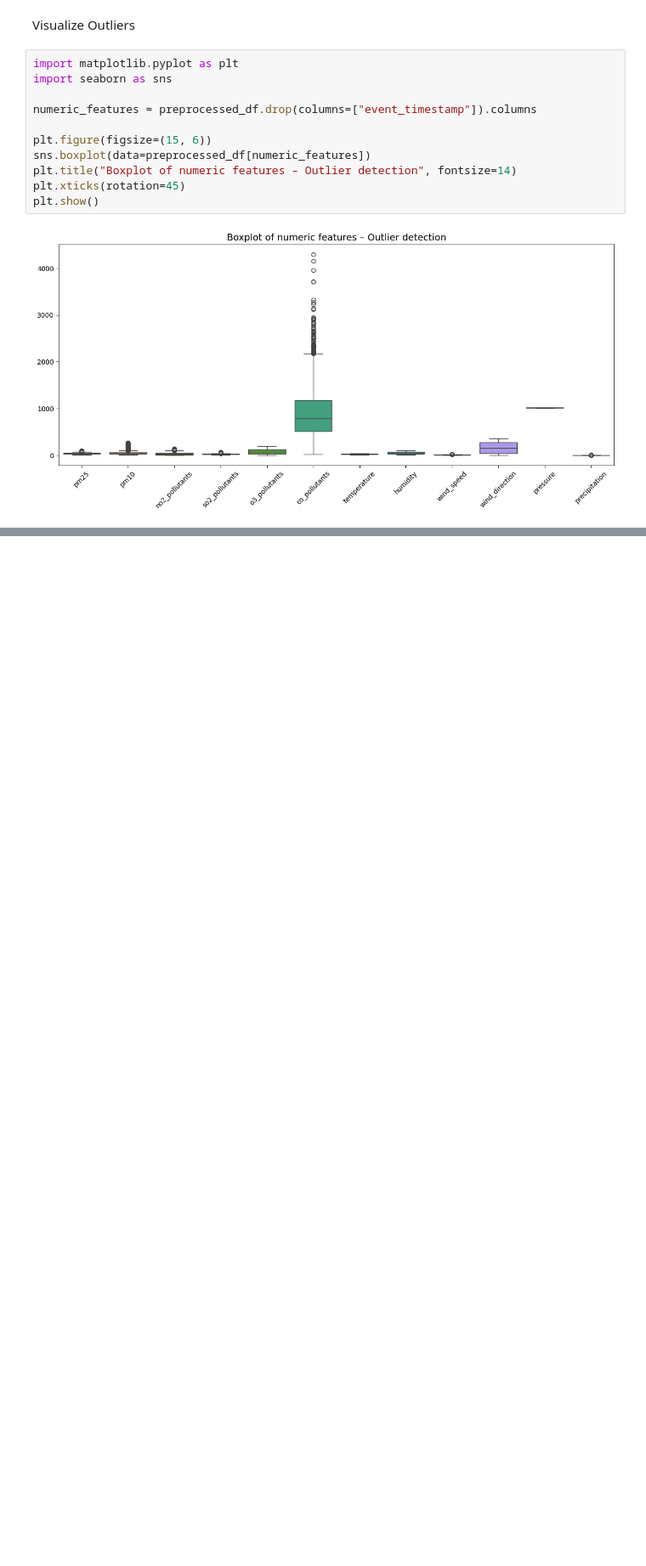
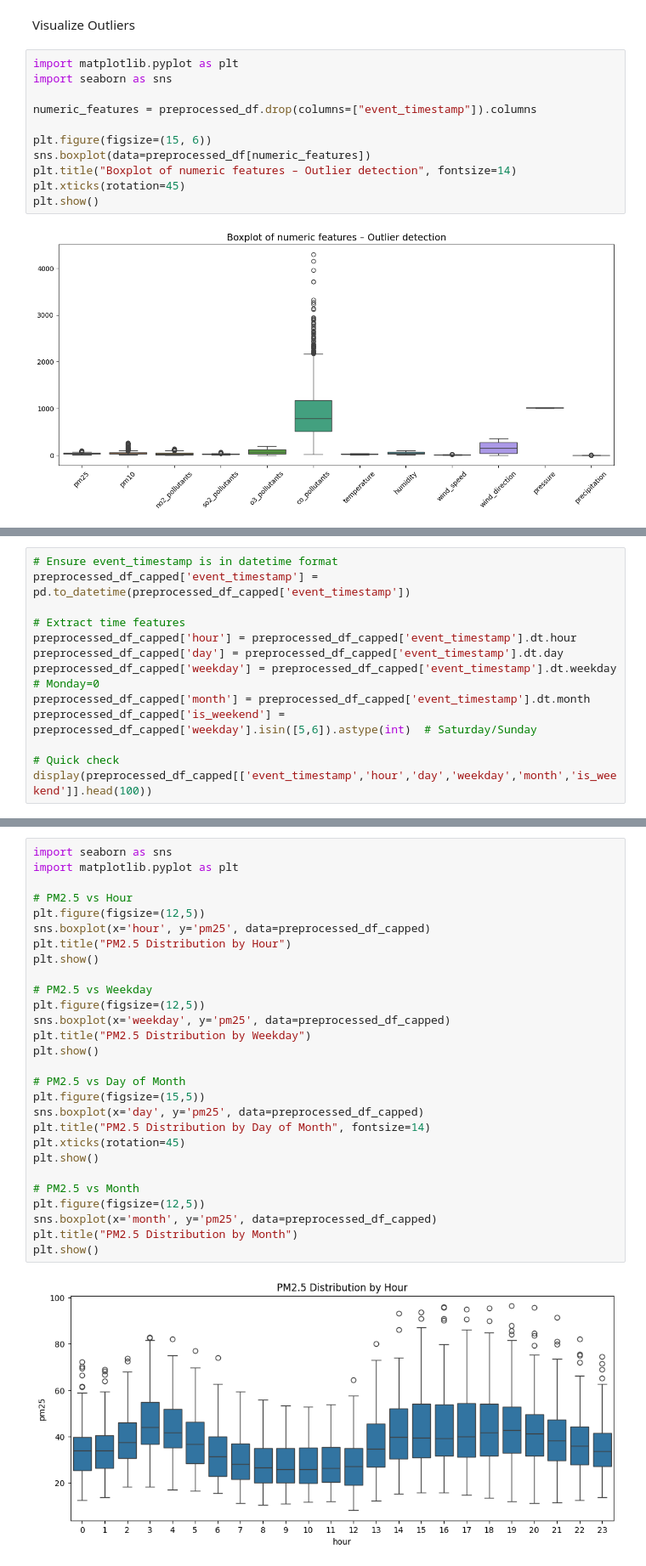
Before and after one commit to Nawab-Ahmed/aqi-forecasting-mlops, a Jupyter notebook: preprocessing/missing_values.ipynb, the cells around one changed output, grey strips where cells are left out. Shown at 85% size. Drawn from its saved outputs; the diff is of its cells as text; blank space fills up the shorter version.

```diff
--- a/preprocessing/missing_values.ipynb
+++ b/preprocessing/missing_values.ipynb
@@ -154,0 +225,13 @@ plt.show()
+# %%
+# Ensure event_timestamp is in datetime format
+preprocessed_df_capped['event_timestamp'] = pd.to_datetime(preprocessed_df_capped['event_timestamp'])
+
+# Extract time features
+preprocessed_df_capped['hour'] = preprocessed_df_capped['event_timestamp'].dt.hour
+preprocessed_df_capped['day'] = preprocessed_df_capped['event_timestamp'].dt.day
+preprocessed_df_capped['weekday'] = preprocessed_df_capped['event_timestamp'].dt.weekday  # Monday=0
+preprocessed_df_capped['month'] = preprocessed_df_capped['event_timestamp'].dt.month
+preprocessed_df_capped['is_weekend'] = preprocessed_df_capped['weekday'].isin([5,6]).astype(int)  # Saturday/Sunday
+
+# Quick check
+display(preprocessed_df_capped[['event_timestamp','hour','day','weekday','month','is_weekend']].head(100))
@@ -154,0 +254,30 @@ plt.show()
+# %%
+import seaborn as sns
+import matplotlib.pyplot as plt
+
+# PM2.5 vs Hour
+plt.figure(figsize=(12,5))
+sns.boxplot(x='hour', y='pm25', data=preprocessed_df_capped)
+plt.title("PM2.5 Distribution by Hour")
+plt.show()
+
+# PM2.5 vs Weekday
+plt.figure(figsize=(12,5))
+sns.boxplot(x='weekday', y='pm25', data=preprocessed_df_capped)
+plt.title("PM2.5 Distribution by Weekday")
+plt.show()
+
+# PM2.5 vs Day of Month
+plt.figure(figsize=(15,5))
+sns.boxplot(x='day', y='pm25', data=preprocessed_df_capped)
+plt.title("PM2.5 Distribution by Day of Month", fontsize=14)
+plt.xticks(rotation=45)
+plt.show()
+
+# PM2.5 vs Month
+plt.figure(figsize=(12,5))
+sns.boxplot(x='month', y='pm25', data=preprocessed_df_capped)
+plt.title("PM2.5 Distribution by Month")
+plt.show()
+# %% [output]
+[figure, added]
```
Also changed, not shown: parts of 20 cells of this notebook, 13 other files.
